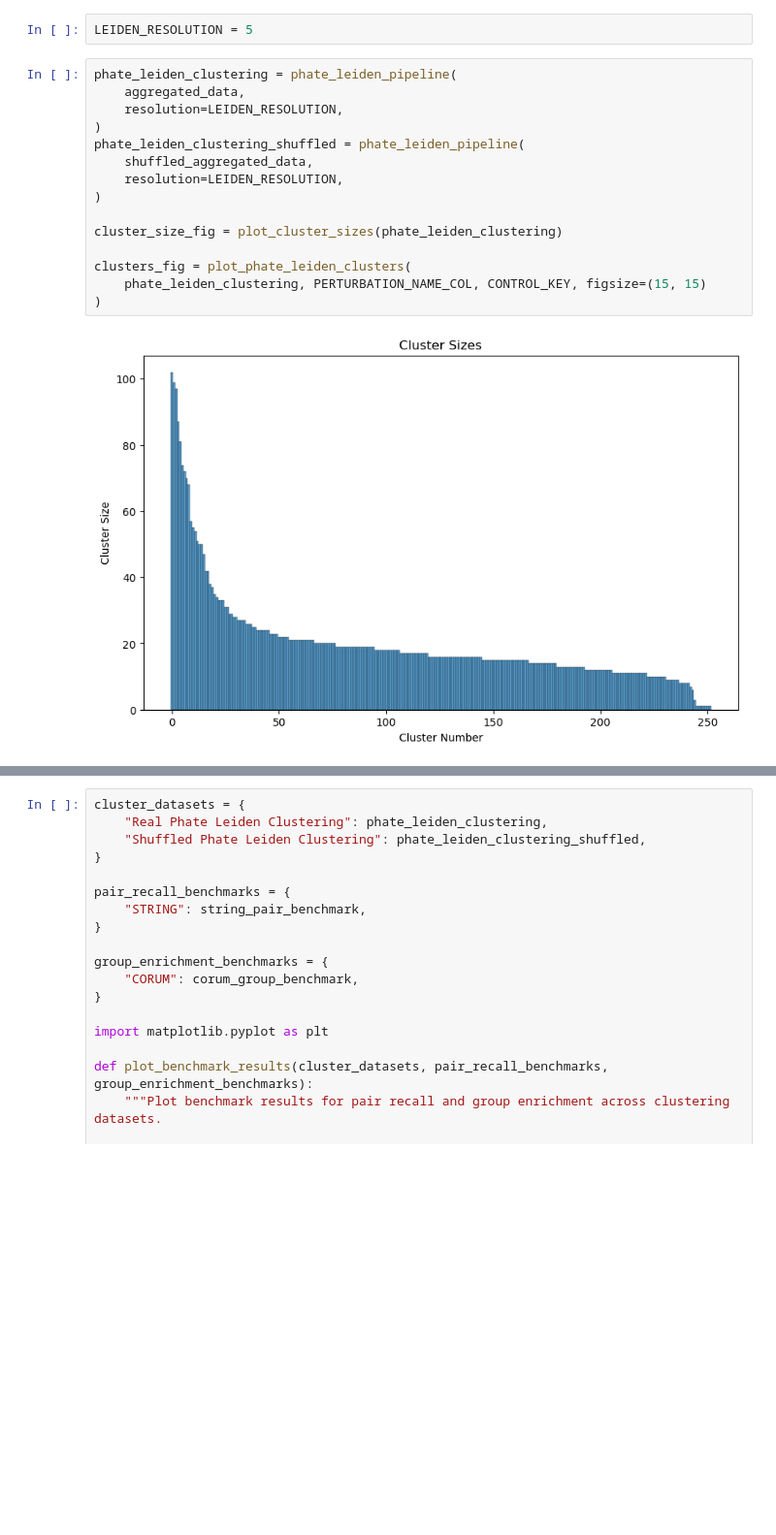
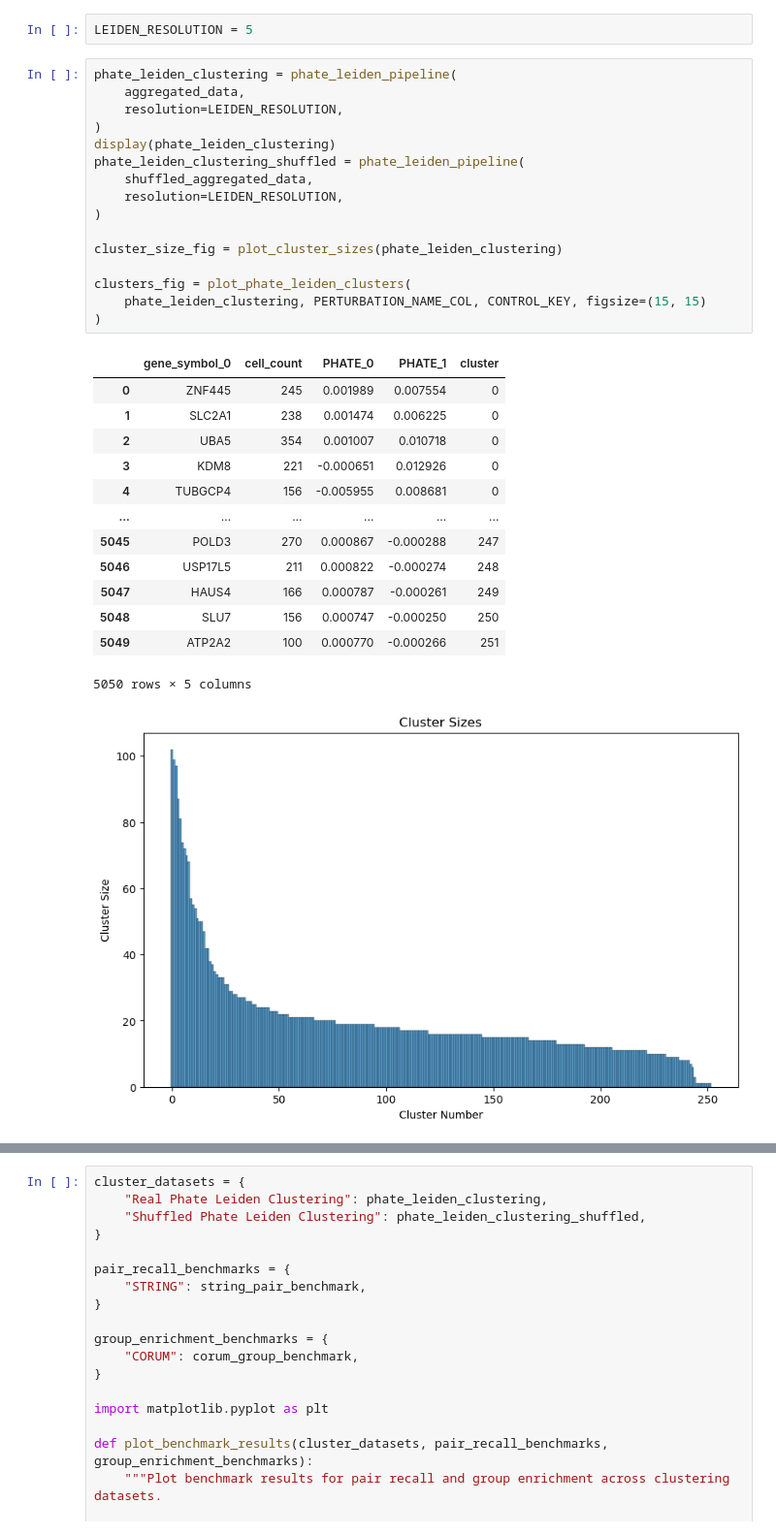
Before and after one commit to cheeseman-lab/brieflow-analysis, a Jupyter notebook: analysis/9.configure_cluster_params.ipynb, the cells around one changed output, grey strips where cells are left out. Shown at 97% size. Cells and saved outputs as stored; diff of their text form; blank space fills up the shorter version.

```diff
--- a/analysis/9.configure_cluster_params.ipynb
+++ b/analysis/9.configure_cluster_params.ipynb
@@ -192,19 +192,33 @@ LEIDEN_RESOLUTION = 5
 # %%
 phate_leiden_clustering = phate_leiden_pipeline(
     aggregated_data,
     resolution=LEIDEN_RESOLUTION,
 )
+display(phate_leiden_clustering)
 phate_leiden_clustering_shuffled = phate_leiden_pipeline(
     shuffled_aggregated_data,
     resolution=LEIDEN_RESOLUTION,
 )
 
 cluster_size_fig = plot_cluster_sizes(phate_leiden_clustering)
 
 clusters_fig = plot_phate_leiden_clusters(
     phate_leiden_clustering, PERTURBATION_NAME_COL, CONTROL_KEY, figsize=(15, 15)
 )
 # %% [output]
+|  | gene_symbol_0 | cell_count | PHATE_0 | PHATE_1 | cluster |
+| 0 | ZNF445 | 245 | 0.001989 | 0.007554 | 0 |
+| 1 | SLC2A1 | 238 | 0.001474 | 0.006225 | 0 |
+| 2 | UBA5 | 354 | 0.001007 | 0.010718 | 0 |
+| 3 | KDM8 | 221 | -0.000651 | 0.012926 | 0 |
+| 4 | TUBGCP4 | 156 | -0.005955 | 0.008681 | 0 |
+| ... | ... | ... | ... | ... | ... |
+| 5045 | POLD3 | 270 | 0.000867 | -0.000288 | 247 |
+| 5046 | USP17L5 | 211 | 0.000822 | -0.000274 | 248 |
+| 5047 | HAUS4 | 166 | 0.000787 | -0.000261 | 249 |
+| 5048 | SLU7 | 156 | 0.000747 | -0.000250 | 250 |
+| 5049 | ATP2A2 | 100 | 0.000770 | -0.000266 | 251 |
+5050 rows × 5 columns
 [figure]
 [figure]
 # %%
```
